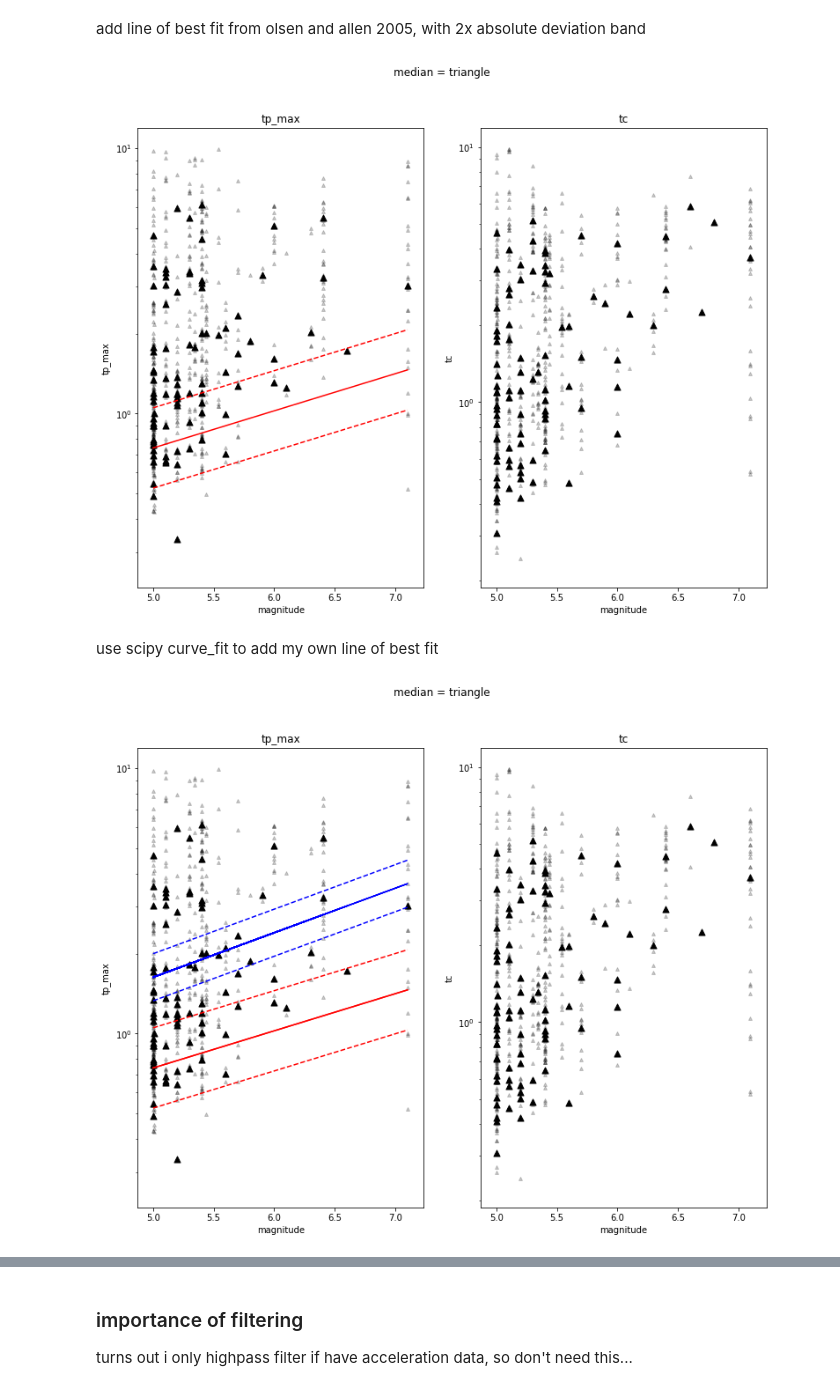
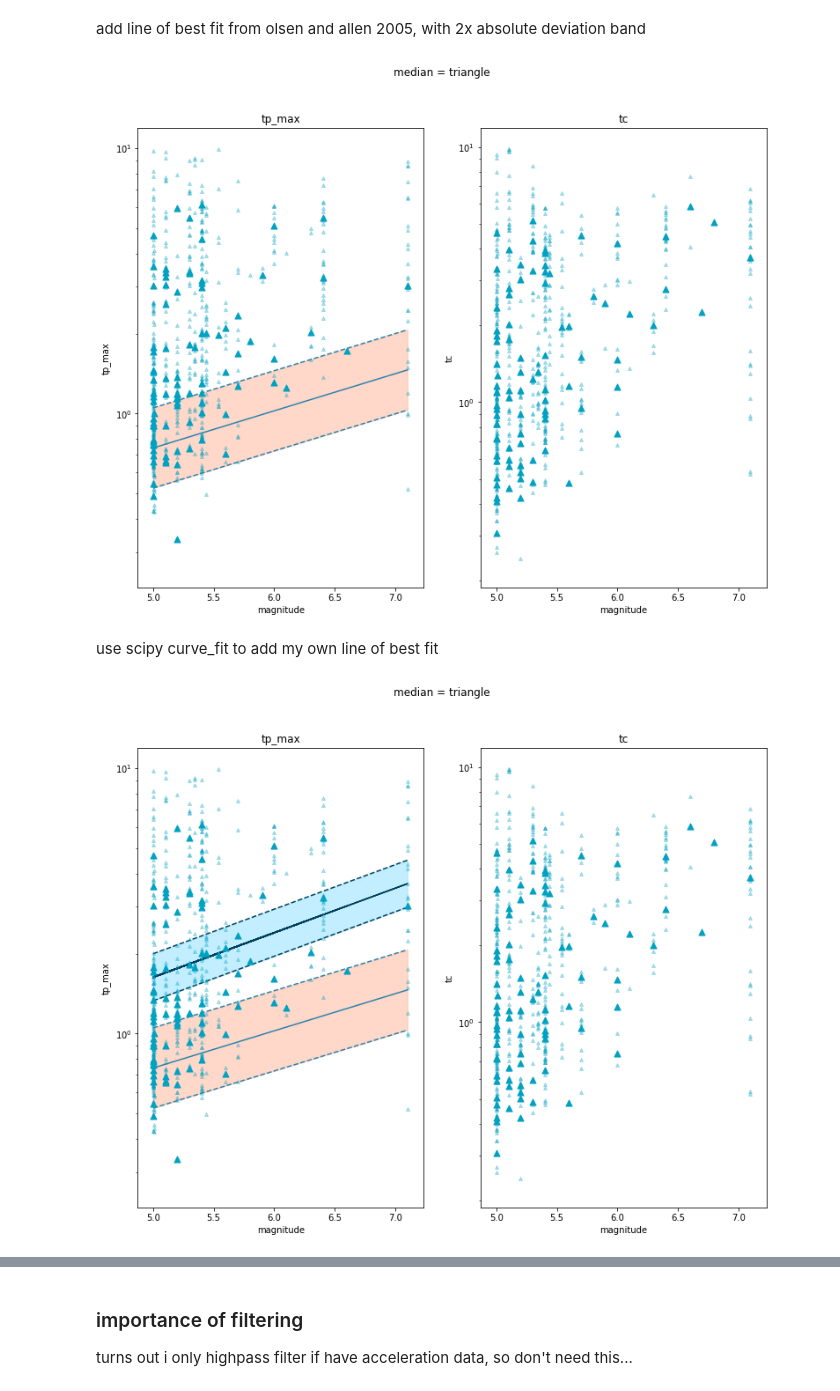
Before and after one commit to RebeccaColquhoun/seismo_det, a Jupyter notebook: code/tpmax_and_tc_notebook.ipynb, the cells around one changed output, grey strips where cells are left out. Cells and saved outputs as stored; diff of their text form; code cells hidden in the pictures.

Commit message:
add shading to figures

```diff
--- a/code/tpmax_and_tc_notebook.ipynb
+++ b/code/tpmax_and_tc_notebook.ipynb
@@ -104,7 +104,7 @@ set up function for scipy line fitting
 def model_function(x_data, a, b):
     return 10**(a*x_data + b)
 # %%
-cs = ['#000000']
+cs = ['#00a1c1']
 fig, axs = plt.subplots(1,2, figsize=(12.8,9.6))
 y_aves = []
 x_aves = []
@@ -129,11 +129,11 @@ for i  in range(0, len(list_mags)):
     x_tc = x_tc + list_mags[i]
     c = 0
     if len(x_tp)>0 or len(x_tc)>0:
-        axs[0].scatter(x_tp, y_tp, s = 15, alpha = 0.2, c = cs[c], marker = '^')
+        axs[0].scatter(x_tp, y_tp, s = 15, alpha = 0.3, c = cs[c], marker = '^', zorder =3)
         #axs[0].scatter(list_mags[i], np.mean(y_tp), s = 50, c = cs[c], marker = 'o')
-        axs[0].scatter(list_mags[i], np.median(y_tp), s = 50, c = cs[c], marker = '^')
-        axs[1].scatter(x_tc, y_tc, s = 15, alpha = 0.2, c = cs[c], marker = '^')
-        axs[1].scatter(list_mags[i], np.median(y_tc), s = 50, c = cs[c], marker = '^')
+        axs[0].scatter(list_mags[i], np.median(y_tp), s = 50, c = cs[c], marker = '^', zorder =4)
+        axs[1].scatter(x_tc, y_tc, s = 15, alpha = 0.3, c = cs[c], marker = '^', zorder =3)
+        axs[1].scatter(list_mags[i], np.median(y_tc), s = 50, c = cs[c], marker = '^', zorder =4)
         #axs[1].scatter(list_mags[i], np.mean(y_tc), s = 50, c = cs[c], marker = 'o')
         #FOR CURVE FITTING
         if math.isnan(np.median(y_tp))==False:
@@ -162,33 +162,35 @@ x_upper =  x + 0.54*2
 y = 10**(0.14*x-0.83)
 y_lower = 10**(0.14*x_lower-0.83)
 y_upper = 10**(0.14*x_upper-0.83)
-axs[0].plot(x, y, color = 'red')
-axs[0].plot(x, y_lower, color = 'red', linestyle = '--')
-axs[0].plot(x, y_upper, color = 'red', linestyle = '--')
+axs[0].plot(x, y, color = '#2a83ab', zorder =2)
+axs[0].fill_between(x, y_lower, y_upper, alpha = 0.3, color='coral', zorder =1)
+axs[0].plot(x, y_lower, color = '#2a83ab', linestyle = '--', zorder =2)
+axs[0].plot(x, y_upper, color = '#2a83ab', linestyle = '--', zorder =2)
 fig
 # %% [output]
-[figure, old version]
+[figure, new version]
 # %% [markdown]
 use scipy curve_fit to add my own line of best fit
 # %%
 # plot my own line of best fit
 popt, pcov = curve_fit(model_function, x_aves, y_aves)
-axs[0].plot(np.array(x_aves), model_function(np.array(x_aves), *popt), color='blue')
+axs[0].plot(np.array(x_aves), model_function(np.array(x_aves), *popt), color='#003f5c', zorder =2)
 
 # add 2 * std banding
 
 perr = np.sqrt(np.diag(pcov))
 x_me = np.arange(5, 7.2, 0.1)
 x_lower_me = x_me - 0.2642707*2
 x_upper_me =  x_me + 0.2642707*2
 y_me = 10**(0.14*x-0.83)
 y_lower_me = 10**(0.14*x_lower-0.83)
 y_upper_me = 10**(0.14*x_upper-0.83)
-axs[0].plot(x, y_me, color = 'red')
-axs[0].plot(x, model_function(np.array(x_lower_me), *popt), color = 'blue', linestyle = '--')
-axs[0].plot(x, model_function(np.array(x_upper_me), *popt), color = 'blue', linestyle = '--')
+#axs[0].plot(x, y_me, color = '')
+axs[0].fill_between(x, model_function(np.array(x_lower_me), *popt), model_function(np.array(x_upper_me), *popt), color = '#8adfff', alpha = 0.3, zorder =1)
+axs[0].plot(x, model_function(np.array(x_lower_me), *popt), color = '#003f5c', linestyle = '--', zorder =2)
+axs[0].plot(x, model_function(np.array(x_upper_me), *popt), color = '#003f5c', linestyle = '--', zorder =2)
 
 fig # show updated figure
 # %% [output]
-[figure, old version]
+[figure, new version]
 # %%
```
Also changed, not shown: parts of 2 cells of this notebook, 1 other file.
